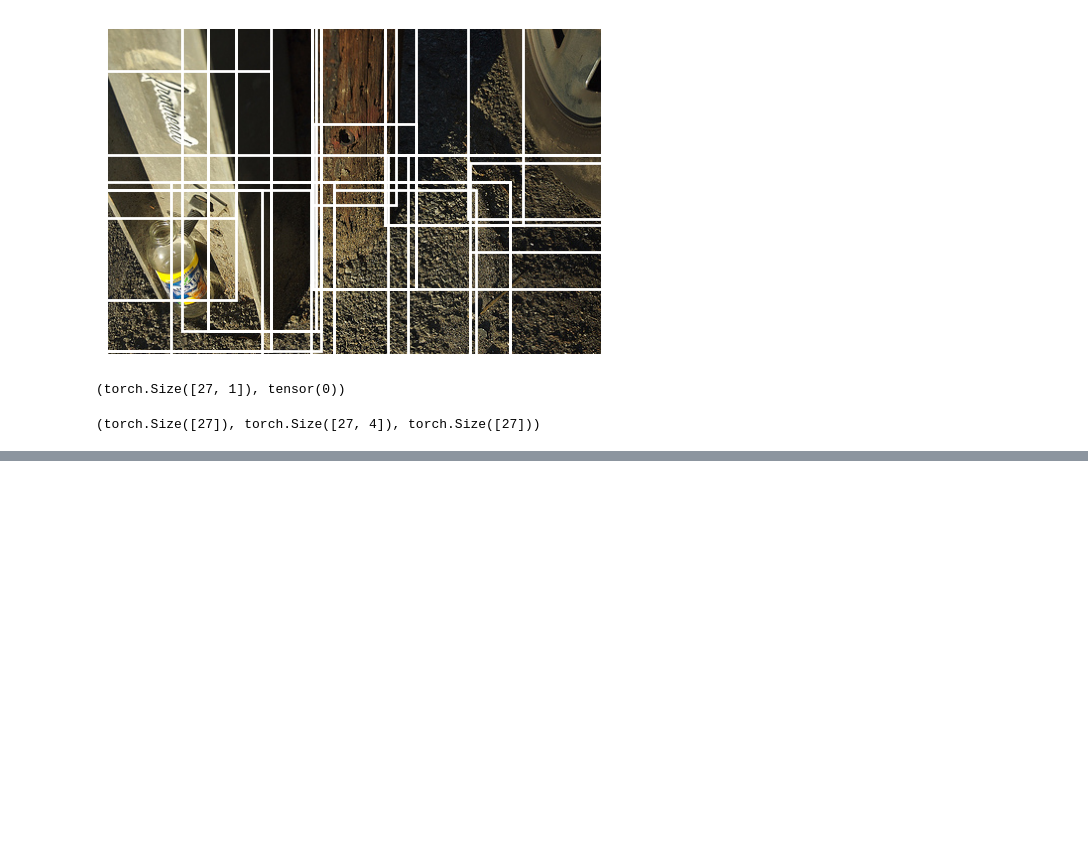
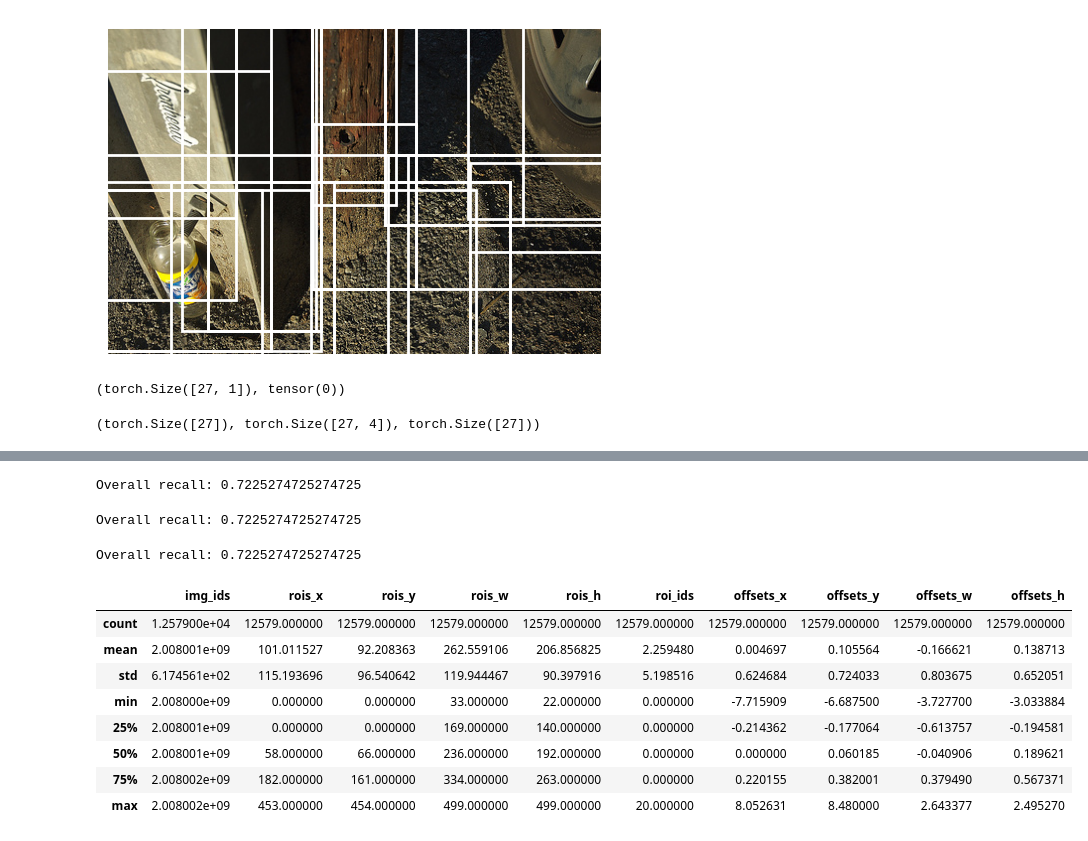
Before and after one commit to utkarsh-1232/Object-Detection, a Jupyter notebook: 02_rois.ipynb, the cells around one changed output, grey strips where cells are left out. Cells and saved outputs as stored; diff of their text form; code cells hidden in the pictures; blank space fills up the shorter version.

```diff
--- a/02_rois.ipynb
+++ b/02_rois.ipynb
@@ -143,5 +210,47 @@ res = df.loc[:50].progress_apply(get_annotated_rois, axis=1, id2img=id2img)
+# %%
+kwargs['scale'] = 100
+res = df.loc[:n].progress_apply(get_annotated_rois, axis=1, **kwargs)
+
+df[['total_gt', 'matched_gt', 'recall']] = df.loc[:n].progress_apply(calc_recall, axis=1, result_type='expand')
+print(f'Overall recall: {df.loc[:n, 'matched_gt'].sum()/df.loc[:n, 'total_gt'].sum()}')
+# %% [output]
+Overall recall: 0.7225274725274725
+# %%
+kwargs['scale'] = 200
+kwargs['min_size'] = 40
+res = df.loc[:n].progress_apply(get_annotated_rois, axis=1, **kwargs)
+
+df[['total_gt', 'matched_gt', 'recall']] = df.loc[:n].progress_apply(calc_recall, axis=1, result_type='expand')
+print(f'Overall recall: {df.loc[:n, 'matched_gt'].sum()/df.loc[:n, 'total_gt'].sum()}')
+# %% [output]
+Overall recall: 0.7225274725274725
+# %%
+kwargs['min_size'] = 100
+kwargs['cat_thresh'] = 0.5
+res = df.loc[:n].progress_apply(get_annotated_rois, axis=1, **kwargs)
+
+df[['total_gt', 'matched_gt', 'recall']] = df.loc[:n].progress_apply(calc_recall, axis=1, result_type='expand')
+print(f'Overall recall: {df.loc[:n, 'matched_gt'].sum()/df.loc[:n, 'total_gt'].sum()}')
+# %% [output]
+Overall recall: 0.7225274725274725
 # %%
-img_ids = torch.cat([row[0] for row in res])
+img_ids = torch.cat([row[0].repeat(row[1].shape[0]) for row in res])
 rois = torch.cat([row[1] for row in res])
 roi_ids = torch.cat([row[2] for row in res])
 offsets = torch.cat([row[3] for row in res])
+# %%
+columns = ['img_ids', 'rois_x', 'rois_y', 'rois_w', 'rois_h', 'roi_ids', 'offsets_x', 'offsets_y', 'offsets_w', 'offsets_h']
+data = [img_ids.tolist(), *zip(*rois.tolist()), roi_ids.tolist(), *zip(*offsets.tolist())]
+expanded_roi_df = pd.DataFrame({col:d for col, d in zip(columns, data)})
+# %%
+expanded_roi_df.describe()
+# %% [output]
+|  | img_ids | rois_x | rois_y | rois_w | rois_h | roi_ids | offsets_x | offsets_y | offsets_w | offsets_h |
+| count | 1.257900e+04 | 12579.000000 | 12579.000000 | 12579.000000 | 12579.000000 | 12579.000000 | 12579.000000 | 12579.000000 | 12579.000000 | 12579.000000 |
+| mean | 2.008001e+09 | 101.011527 | 92.208363 | 262.559106 | 206.856825 | 2.259480 | 0.004697 | 0.105564 | -0.166621 | 0.138713 |
+| std | 6.174561e+02 | 115.193696 | 96.540642 | 119.944467 | 90.397916 | 5.198516 | 0.624684 | 0.724033 | 0.803675 | 0.652051 |
+| min | 2.008000e+09 | 0.000000 | 0.000000 | 33.000000 | 22.000000 | 0.000000 | -7.715909 | -6.687500 | -3.727700 | -3.033884 |
+| 25% | 2.008001e+09 | 0.000000 | 0.000000 | 169.000000 | 140.000000 | 0.000000 | -0.214362 | -0.177064 | -0.613757 | -0.194581 |
+| 50% | 2.008001e+09 | 58.000000 | 66.000000 | 236.000000 | 192.000000 | 0.000000 | 0.000000 | 0.060185 | -0.040906 | 0.189621 |
+| 75% | 2.008002e+09 | 182.000000 | 161.000000 | 334.000000 | 263.000000 | 0.000000 | 0.220155 | 0.382001 | 0.379490 | 0.567371 |
+| max | 2.008002e+09 | 453.000000 | 454.000000 | 499.000000 | 499.000000 | 20.000000 | 8.052631 | 8.480000 | 2.643377 | 2.495270 |
```
Also changed, not shown: parts of 9 cells of this notebook, 1 other file.
